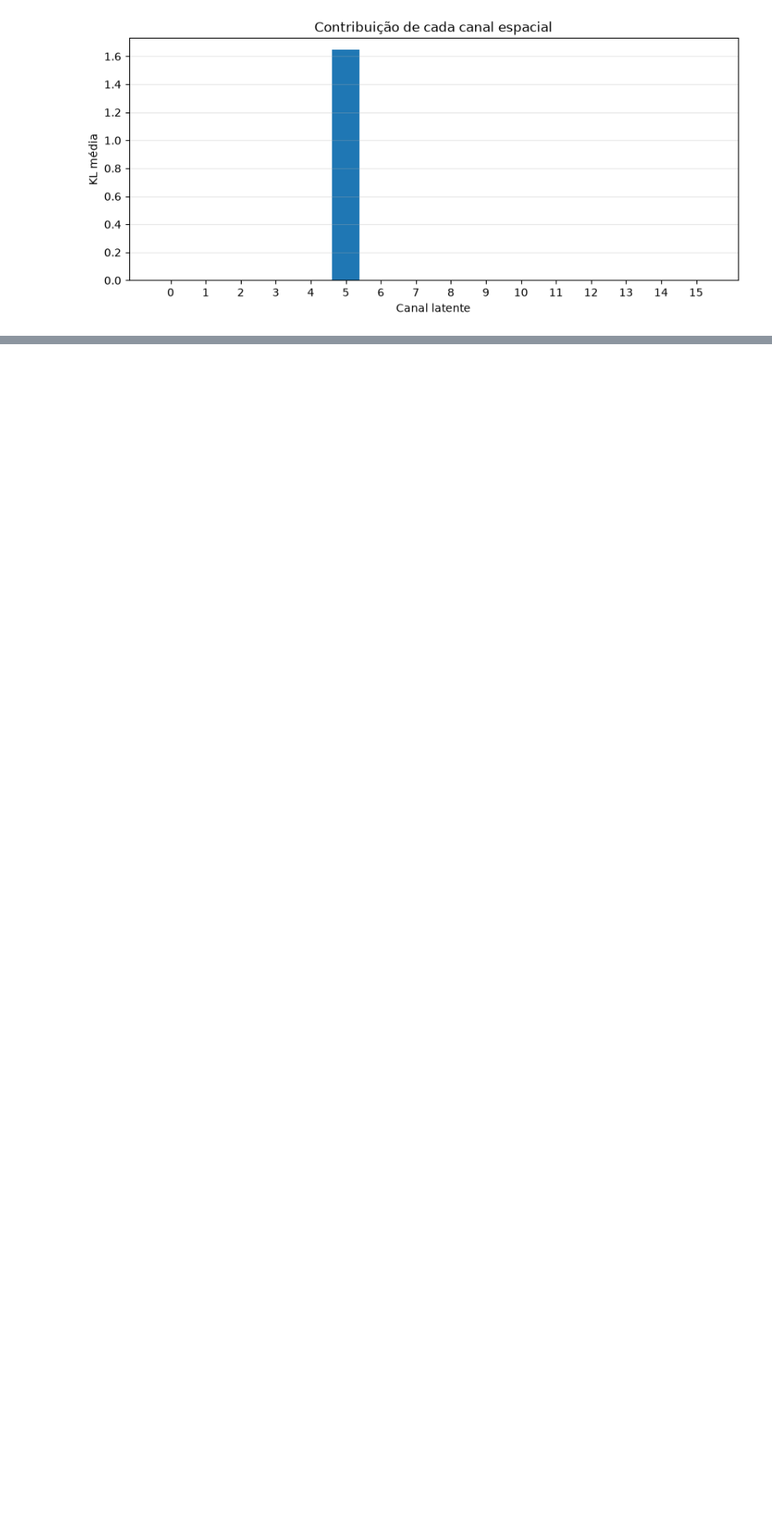
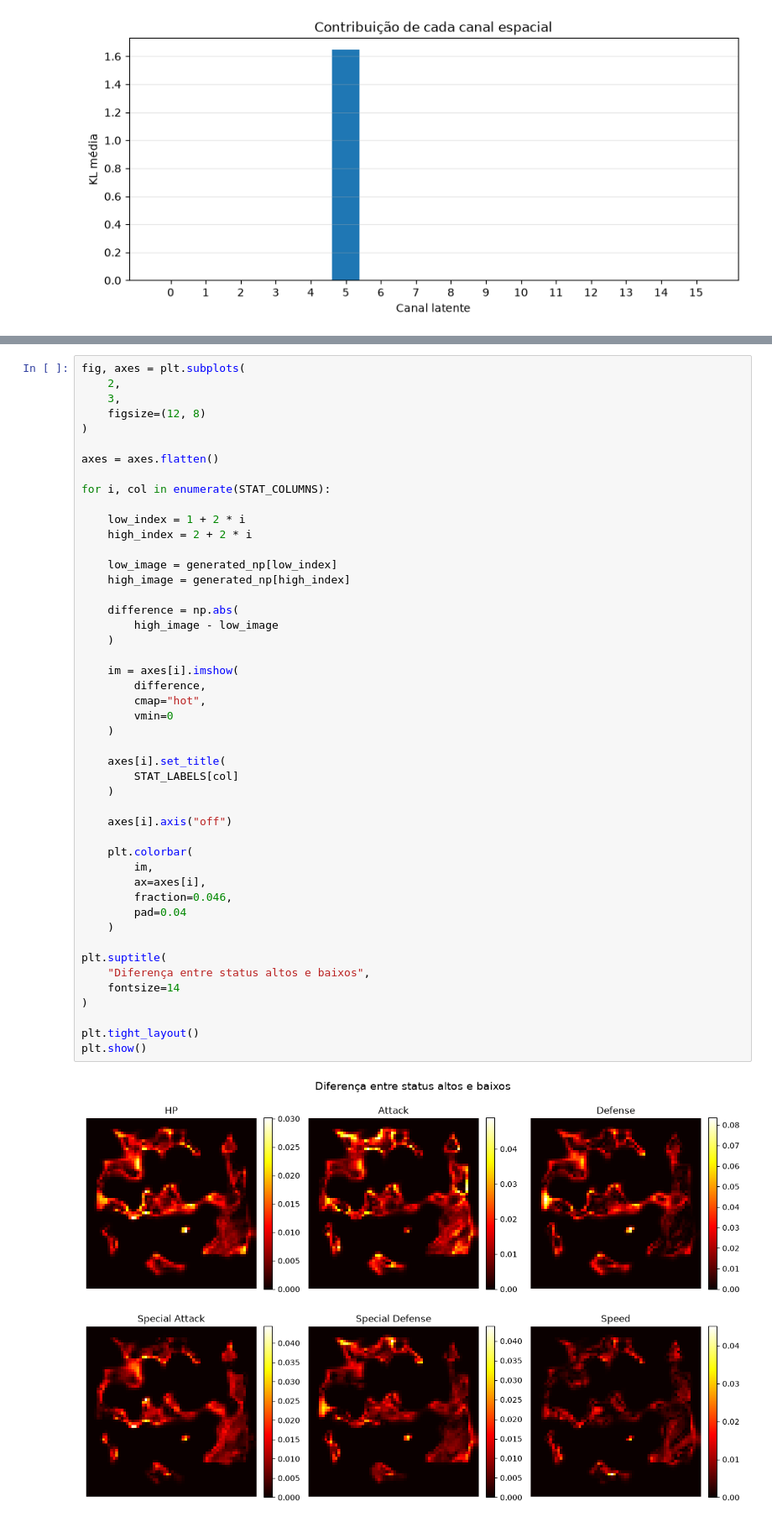
Before and after one commit to J0hnV1ct0r/Projeto_poke_sprite, a Jupyter notebook: pokeBWTPST_cvae.ipynb, the cells around one changed output, grey strips where cells are left out. Shown at 84% size. Cells and saved outputs as stored; diff of their text form; blank space fills up the shorter version.

```diff
--- a/pokeBWTPST_cvae.ipynb
+++ b/pokeBWTPST_cvae.ipynb
@@ -9203,0 +9543,49 @@ plt.show()
+# %%
+fig, axes = plt.subplots(
+    2,
+    3,
+    figsize=(12, 8)
+)
+
+axes = axes.flatten()
+
+for i, col in enumerate(STAT_COLUMNS):
+
+    low_index = 1 + 2 * i
+    high_index = 2 + 2 * i
+
+    low_image = generated_np[low_index]
+    high_image = generated_np[high_index]
+
+    difference = np.abs(
+        high_image - low_image
+    )
+
+    im = axes[i].imshow(
+        difference,
+        cmap="hot",
+        vmin=0
+    )
+
+    axes[i].set_title(
+        STAT_LABELS[col]
+    )
+
+    axes[i].axis("off")
+
+    plt.colorbar(
+        im,
+        ax=axes[i],
+        fraction=0.046,
+        pad=0.04
+    )
+
+plt.suptitle(
+    "Diferença entre status altos e baixos",
+    fontsize=14
+)
+
+plt.tight_layout()
+plt.show()
+# %% [output]
+[figure, added]
```
Also changed, not shown: parts of 10 cells of this notebook.
